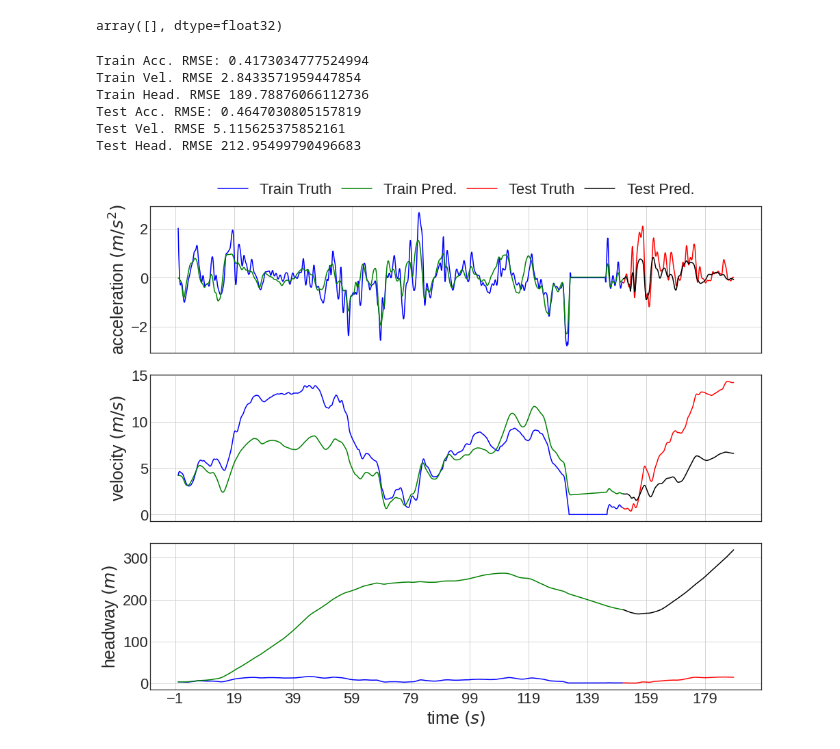
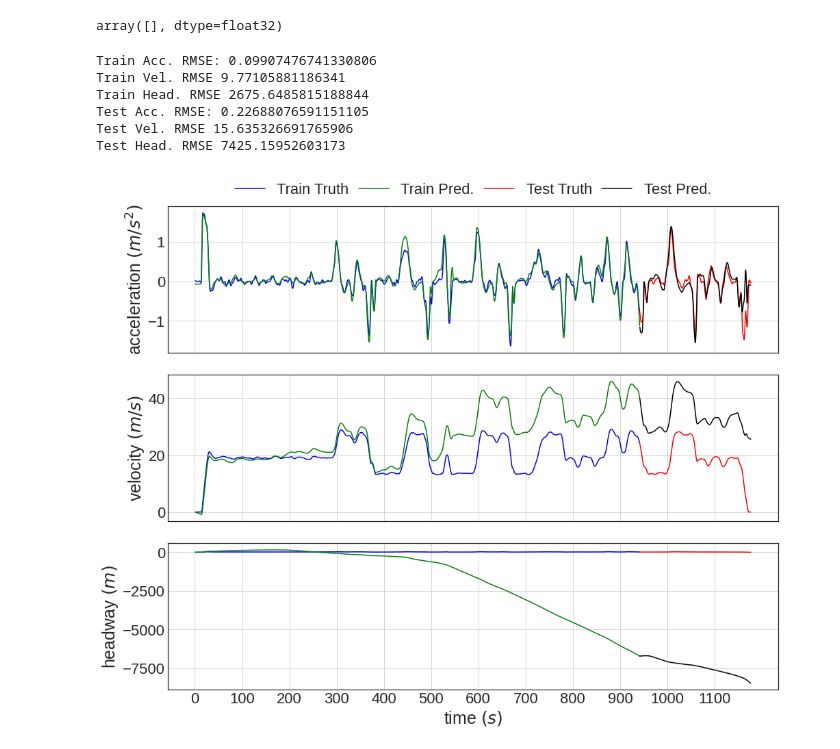
Before and after one commit to coordinated-systems-lab/CarFollowModels, a Jupyter notebook: Models/LSTM/Code/firstTryLSTM (copy1).ipynb, the cells around one changed output. Drawn from its saved outputs; the diff is of its cells as text; code cells hidden in the pictures.

```diff
--- a/Models/LSTM/Code/firstTryLSTM (copy1).ipynb
+++ b/Models/LSTM/Code/firstTryLSTM (copy1).ipynb
@@ -24,7 +24,7 @@ import warnings
 warnings.filterwarnings("ignore", category=UserWarning)
 warnings.filterwarnings("ignore", category=RuntimeWarning)
 # %%
-df = pd.read_csv('../../../Data/NAPOLI/dataVehicle1.csv', header=None,low_memory=False, encoding='UTF-8')
+df = pd.read_csv('../../../Data/ASTAZERO/dataVehicle1.csv', header=None,low_memory=False, encoding='UTF-8')
 df = df.rename(columns={0:"TIME",1:"LEAD_POS",2:"FOLLOW_POS",3:"LEAD_VEL",4:"FOLLOW_VEL",5:"LEAD_LENGTH"})
 df = pd.DataFrame(df)
 print(df)
@@ -65,8 +65,8 @@ print(np.count_nonzero(sCheck)) # count number of True
 statTrajec = 0
 endTrajec = -1
 
-t = np.linspace(0, 188.8, 1888, endpoint=False) # 288.4 for JIANG # 188.8 for NAPOLI
-#t = t[statTrajec:endTrajec]
+#t = np.linspace(0, 188.8, 1888, endpoint=False) # 288.4 for JIANG # 188.8 for NAPOLI
+t = t[statTrajec:endTrajec]
 
 # Without Scaling
 v = v[statTrajec:endTrajec]
@@ -112,7 +112,7 @@ plt.show()
 # LSTM
 # %%
 st_Traj = 0
-en_Traj = 1511 #1511 #9405 # 2307
+en_Traj = 9405 #1511 #9405 # 2307
 
 X_train = np.stack((v[st_Traj:en_Traj],s[st_Traj:en_Traj],vlead[st_Traj:en_Traj],t[st_Traj:en_Traj]), axis=1)
 
@@ -572,6 +572,6 @@ allData = np.stack((lstm_pred_a, lstm_pred_v, lstm_pred_s, v_p, v, s), axis=1)
 # %%
 # loading predictions from csv files
-my_data = genfromtxt('../../../Results/LSTM/Predictions/NAPOLI/LSTM_Stand_NAPOLI(A).csv', delimiter=',')
+my_data = genfromtxt('../../../Results/LSTM/Predictions/ASTAZERO/LSTM_Stand_ASTA(A).csv', delimiter=',')
 lstm_pred_a = my_data[:,0]
 lstm_pred_v = my_data[:,1]
 lstm_pred_s = my_data[:,2]
@@ -580,7 +580,7 @@ v = my_data[:,4]
 s = my_data[:,5]
 # %%
 # Plotting
-en_Traj = 1511
+en_Traj = 9405
 acc_truth_plot = np.stack((v_p[en_Traj:],t[en_Traj:]), axis=1)
 v_truth_plot = np.stack((v[en_Traj:],t[en_Traj:]), axis=1)
 s_truth_plot = np.stack((s[en_Traj:],t[en_Traj:]), axis=1)
@@ -610,39 +610,39 @@ plt.rc('xtick', labelsize=22)    # fontsize of the tick labels
 plt.rc('ytick', labelsize=22)    # fontsize of the tick labels
 plt.rc('legend', fontsize=22)    # legend fontsize
 plt.rc('figure', titlesize=12)  # fontsize of the figure title
 
 b1, = ax[0].plot(X_train[:,3], Y_train[:,0], "b")
 g1, = ax[0].plot(X_prior[:en_Traj+1,3], lstm_pred_a[:en_Traj+1], "g")
 r1, = ax[0].plot(acc_truth_plot[:,1], acc_truth_plot[:,0], "r")
 k1, = ax[0].plot(X_prior[en_Traj+1:,3], lstm_pred_a[en_Traj+1:], "k")
 ax[0].set_ylabel('acceleration $(m/s^2)$')
 ax[0].grid(True)
-ax[0].xaxis.set_ticks(np.arange(min(t), max(t), 20)-1)
+ax[0].xaxis.set_ticks(np.arange(min(t), max(t), 100)-1)
 
 ax[1].plot(X_train[:,3], X_train[:,0], "b")
 ax[1].plot(X_prior[:en_Traj+1,3], lstm_pred_v[:en_Traj+1], "g")
 ax[1].plot(v_truth_plot[:,1], v_truth_plot[:,0], "r")
 ax[1].plot(X_prior[en_Traj+1:,3], lstm_pred_v[en_Traj+1:], "k")
 ax[1].set_ylabel('velocity $(m/s)$')
 ax[1].grid(True)
 
 ax[2].plot(X_train[:,3], X_train[:,1], "b")
 ax[2].plot(X_prior[:en_Traj+1,3], lstm_pred_s[:en_Traj+1], "g")
 ax[2].plot(s_truth_plot[:,1], s_truth_plot[:,0], "r")
 ax[2].plot(X_prior[en_Traj+1:,3], lstm_pred_s[en_Traj+1:], "k")
 ax[2].set_ylabel('headway $(m)$')
 ax[2].grid(True)
 ax[2].set_xlabel('time $(s)$')
 
 ax[0].legend((b1, g1, r1, k1), ('Train Truth', 'Train Pred.', 'Test Truth', 'Test Pred.'), bbox_to_anchor=(0.1,1.02,0.8,0.2), mode='expand', loc='lower left', ncol=4, borderaxespad=0, shadow=False)
 
-plt.savefig('../../../Results/LSTM/Plots/NAPOLI/LSTM_Stand_NAPOLI(A).png')
+#plt.savefig('../../../Results/LSTM/Plots/ASTAZERO/LSTM_Stand_ASTA(A).png')
 plt.show()
 # %% [output]
-Train Acc. RMSE: 0.4173034777524994
-Train Vel. RMSE 2.8433571959447854
-Train Head. RMSE 189.78876066112736
-Test Acc. RMSE: 0.4647030805157819
-Test Vel. RMSE 5.115625375852161
-Test Head. RMSE 212.95499790496683
+Train Acc. RMSE: 0.09907476741330806
+Train Vel. RMSE 9.77105881186341
+Train Head. RMSE 2675.6485815188844
+Test Acc. RMSE: 0.22688076591151105
+Test Vel. RMSE 15.635326691765906
+Test Head. RMSE 7425.15952603173
-[figure, old version]
+[figure, new version]
```
Also changed, not shown: parts of 13 cells of this notebook, 11 other files.
